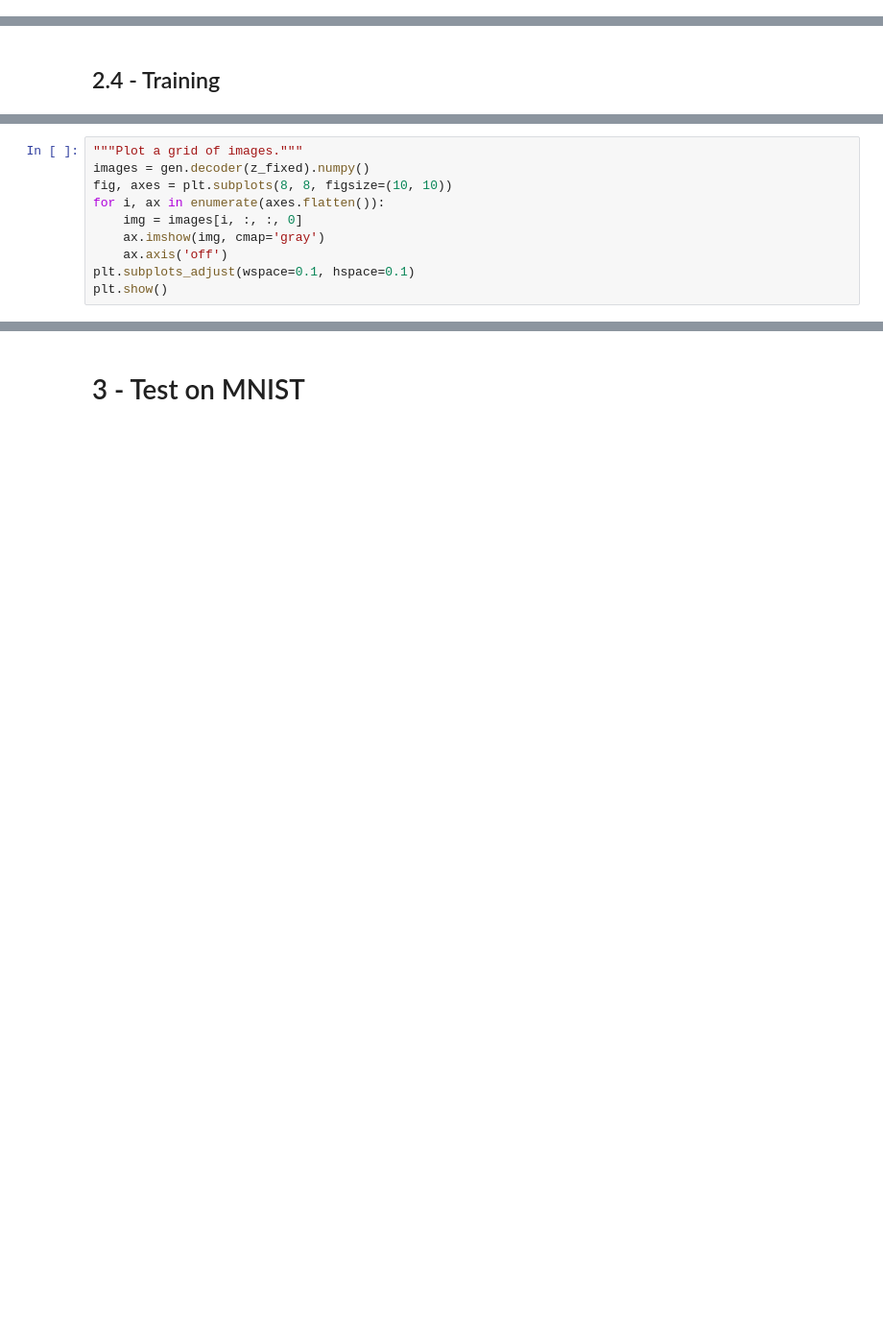
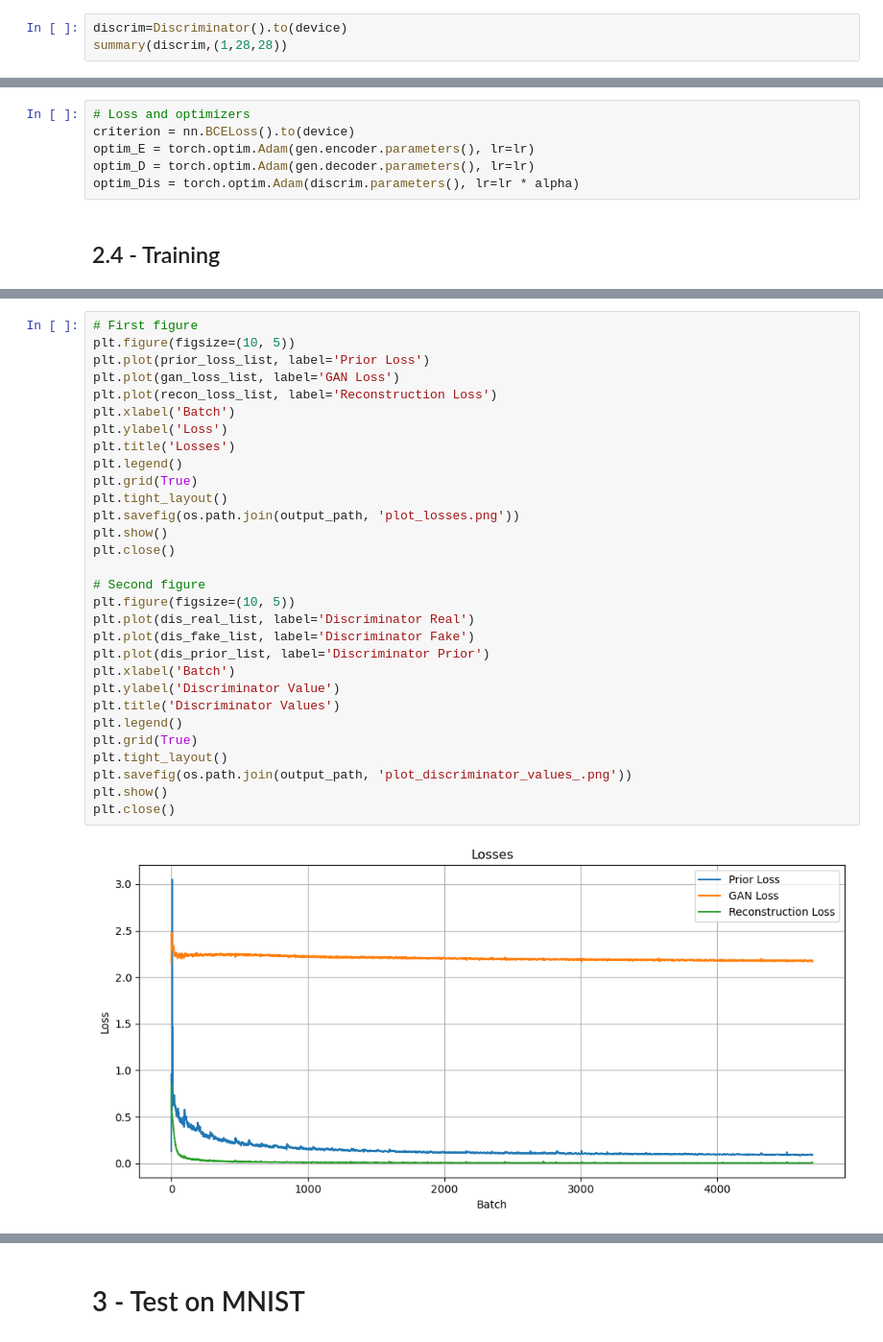
Before and after one commit to nhidang912/GANs, a Jupyter notebook: VAE_GAN.ipynb, the cells around one changed output, grey strips where cells are left out. Shown at 96% size. Saved outputs shown, nothing was run; the diff lists cells and outputs as text; blank space fills up the shorter version.

```diff
--- a/VAE_GAN.ipynb
+++ b/VAE_GAN.ipynb
@@ -164,0 +187,3 @@ x_fixed = trainImages[:BATCH_SIZE]
+# %%
+discrim=Discriminator().to(device)
+summary(discrim,(1,28,28))
@@ -165,2 +210,8 @@ x_fixed = trainImages[:BATCH_SIZE]
+# %%
+# Loss and optimizers
+criterion = nn.BCELoss().to(device)
+optim_E = torch.optim.Adam(gen.encoder.parameters(), lr=lr)
+optim_D = torch.optim.Adam(gen.decoder.parameters(), lr=lr)
+optim_Dis = torch.optim.Adam(discrim.parameters(), lr=lr * alpha)
 # %% [markdown]
 ## 2.4 - Training
@@ -287,10 +217,0 @@ Result after 1 epoch
-# %%
-"""Plot a grid of images."""
-images = gen.decoder(z_fixed).numpy()
-fig, axes = plt.subplots(8, 8, figsize=(10, 10))
-for i, ax in enumerate(axes.flatten()):
-    img = images[i, :, :, 0]
-    ax.imshow(img, cmap='gray')
-    ax.axis('off')
-plt.subplots_adjust(wspace=0.1, hspace=0.1)
-plt.show()
@@ -327,0 +329,32 @@ discrim.save_weights('disc_model_path.h5')
+# %%
+# First figure
+plt.figure(figsize=(10, 5))
+plt.plot(prior_loss_list, label='Prior Loss')
+plt.plot(gan_loss_list, label='GAN Loss')
+plt.plot(recon_loss_list, label='Reconstruction Loss')
+plt.xlabel('Batch')
+plt.ylabel('Loss')
+plt.title('Losses')
+plt.legend()
+plt.grid(True)
+plt.tight_layout()
+plt.savefig(os.path.join(output_path, 'plot_losses.png'))
+plt.show()
+plt.close()
+
+# Second figure
+plt.figure(figsize=(10, 5))
+plt.plot(dis_real_list, label='Discriminator Real')
+plt.plot(dis_fake_list, label='Discriminator Fake')
+plt.plot(dis_prior_list, label='Discriminator Prior')
+plt.xlabel('Batch')
+plt.ylabel('Discriminator Value')
+plt.title('Discriminator Values')
+plt.legend()
+plt.grid(True)
+plt.tight_layout()
+plt.savefig(os.path.join(output_path, 'plot_discriminator_values_.png'))
+plt.show()
+plt.close()
+# %% [output]
+[figure, added]
```
Also changed, not shown: parts of 35 cells of this notebook, 3 other files.
